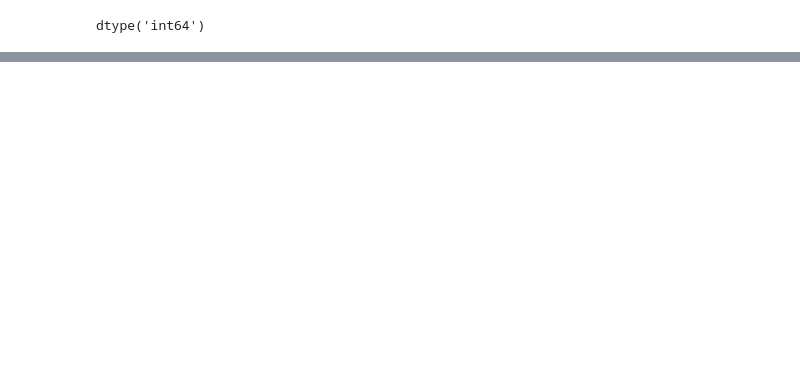
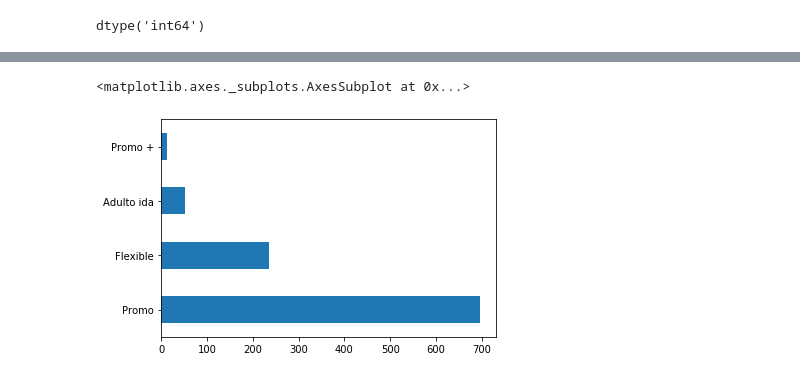
Before and after one commit to rlska105/Kaggle_Competition, a Jupyter notebook: Train_Ticket_Monitoring_price.ipynb, the cells around one changed output, grey strips where cells are left out. Saved outputs shown, nothing was run; the diff lists cells and outputs as text; code cells hidden in the pictures; blank space fills up the shorter version.

```diff
--- a/Train_Ticket_Monitoring_price.ipynb
+++ b/Train_Ticket_Monitoring_price.ipynb
@@ -86,0 +110,5 @@ df['new_start_time'].value_counts().plot.bar()
+# %%
+df['fare'].value_counts().plot.barh()
+# %% [output]
+<matplotlib.axes._subplots.AxesSubplot at 0x...>
+[figure, added]
```
Also changed, not shown: parts of 19 cells of this notebook.
